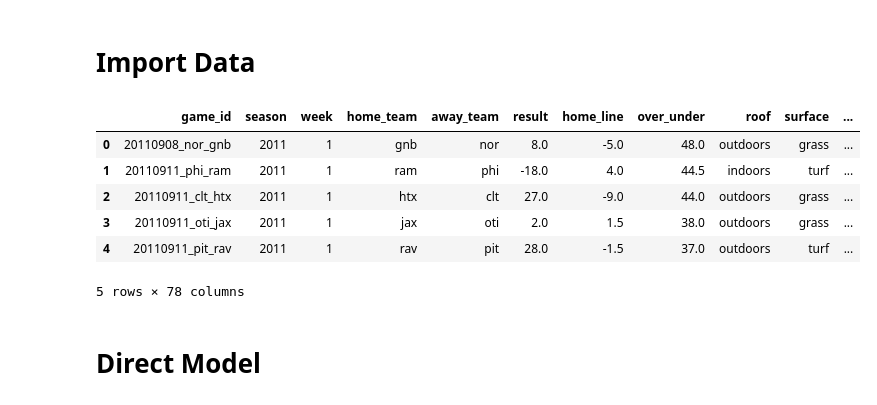
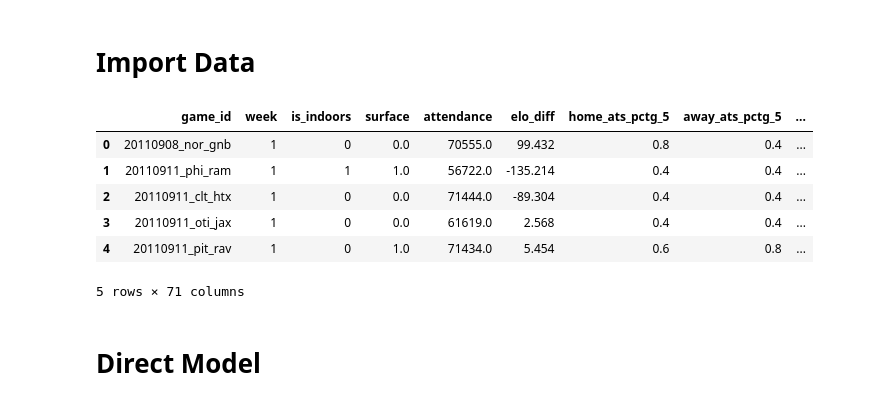
Before and after one commit to iggysiegel/NFL, a Jupyter notebook: notebooks/Modeling.ipynb, the cells around one changed output. Cells and saved outputs as stored; diff of their text form; code cells hidden in the pictures.

Commit message:
Feature engineering results

```diff
--- a/notebooks/Modeling.ipynb
+++ b/notebooks/Modeling.ipynb
@@ -131,33 +214,16 @@ def plot_pipeline_results(
 # %%
 historical_elos = pd.read_csv("../data/external/historical_elos.csv")
 data = import_data(2010, 2024, span=5)
 data = ELO(data, historical_elos).data
-
-features = [
-    col for col in data.columns if col not in [
-        "game_id",
-        "season",
-        "week",
-        "home_team",
-        "away_team",
-        "result",
-        "roof",
-        "surface",
-        "attendance",
-        "home_line",
-        "over_under",
-    ]
-]
-
-data.head()
+data[["game_id"] + features].head()
 # %% [output]
-|  | game_id | season | week | home_team | away_team | result | home_line | over_under | roof | surface | ... |
-| 0 | 20110908_nor_gnb | 2011 | 1 | gnb | nor | 8.0 | -5.0 | 48.0 | outdoors | grass | ... |
-| 1 | 20110911_phi_ram | 2011 | 1 | ram | phi | -18.0 | 4.0 | 44.5 | indoors | turf | ... |
-| 2 | 20110911_clt_htx | 2011 | 1 | htx | clt | 27.0 | -9.0 | 44.0 | outdoors | grass | ... |
-| 3 | 20110911_oti_jax | 2011 | 1 | jax | oti | 2.0 | 1.5 | 38.0 | outdoors | grass | ... |
-| 4 | 20110911_pit_rav | 2011 | 1 | rav | pit | 28.0 | -1.5 | 37.0 | outdoors | turf | ... |
+|  | game_id | week | is_indoors | surface | attendance | elo_diff | home_ats_pctg_5 | away_ats_pctg_5 | ... |
+| 0 | 20110908_nor_gnb | 1 | 0 | 0.0 | 70555.0 | 99.432 | 0.8 | 0.4 | ... |
+| 1 | 20110911_phi_ram | 1 | 1 | 1.0 | 56722.0 | -135.214 | 0.4 | 0.4 | ... |
+| 2 | 20110911_clt_htx | 1 | 0 | 0.0 | 71444.0 | -89.304 | 0.4 | 0.4 | ... |
+| 3 | 20110911_oti_jax | 1 | 0 | 0.0 | 61619.0 | 2.568 | 0.4 | 0.4 | ... |
+| 4 | 20110911_pit_rav | 1 | 0 | 1.0 | 71434.0 | 5.454 | 0.6 | 0.8 | ... |
-5 rows × 78 columns
+5 rows × 71 columns
 # %% [markdown]
 # Direct Model
 # %%
```
Also changed, not shown: parts of 5 cells of this notebook.
